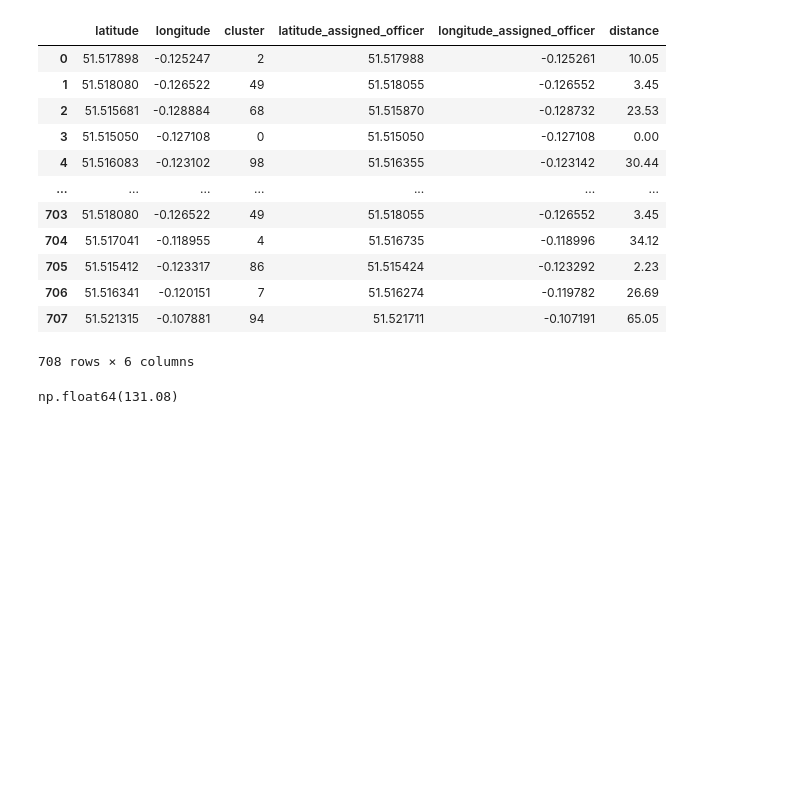
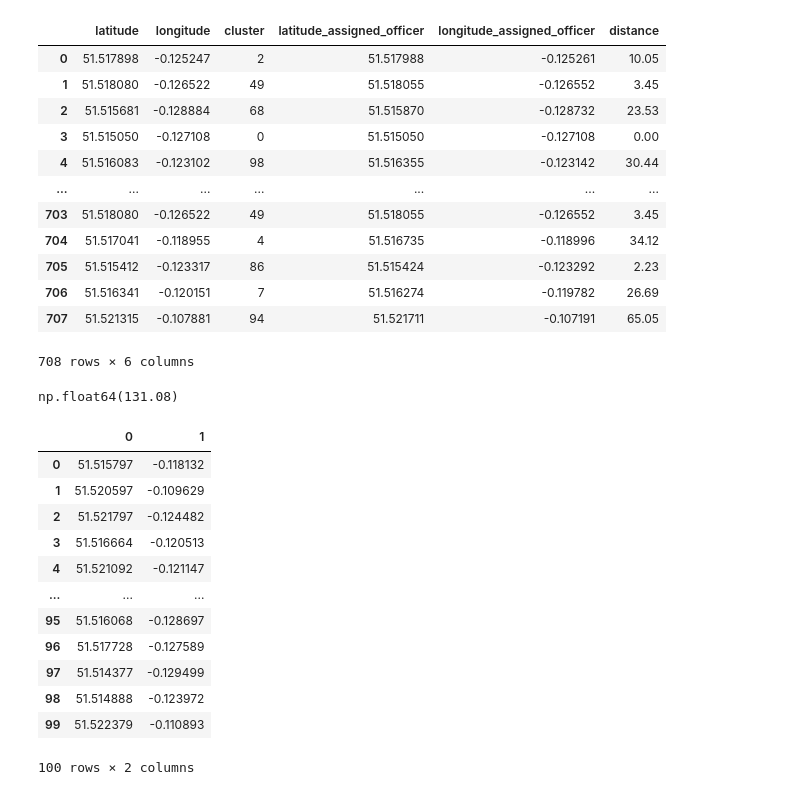
Before and after one commit to MilesDidden/Multi.-CBL-Group-04, a Jupyter notebook: Exploring_data_Miles.ipynb, the cells around one changed output. Drawn from its saved outputs; the diff is of its cells as text; code cells hidden in the pictures; blank space fills up the shorter version.

```diff
--- a/Exploring_data_Miles.ipynb
+++ b/Exploring_data_Miles.ipynb
@@ -422,0 +428,16 @@ np.float64(131.08)
+# %%
+centroids
+# %% [output]
+|  | 0 | 1 |
+| 0 | 51.515797 | -0.118132 |
+| 1 | 51.520597 | -0.109629 |
+| 2 | 51.521797 | -0.124482 |
+| 3 | 51.516664 | -0.120513 |
+| 4 | 51.521092 | -0.121147 |
+| ... | ... | ... |
+| 95 | 51.516068 | -0.128697 |
+| 96 | 51.517728 | -0.127589 |
+| 97 | 51.514377 | -0.129499 |
+| 98 | 51.514888 | -0.123972 |
+| 99 | 51.522379 | -0.110893 |
+100 rows × 2 columns
```
Also changed, not shown: parts of 2 cells of this notebook, 3 other files.
